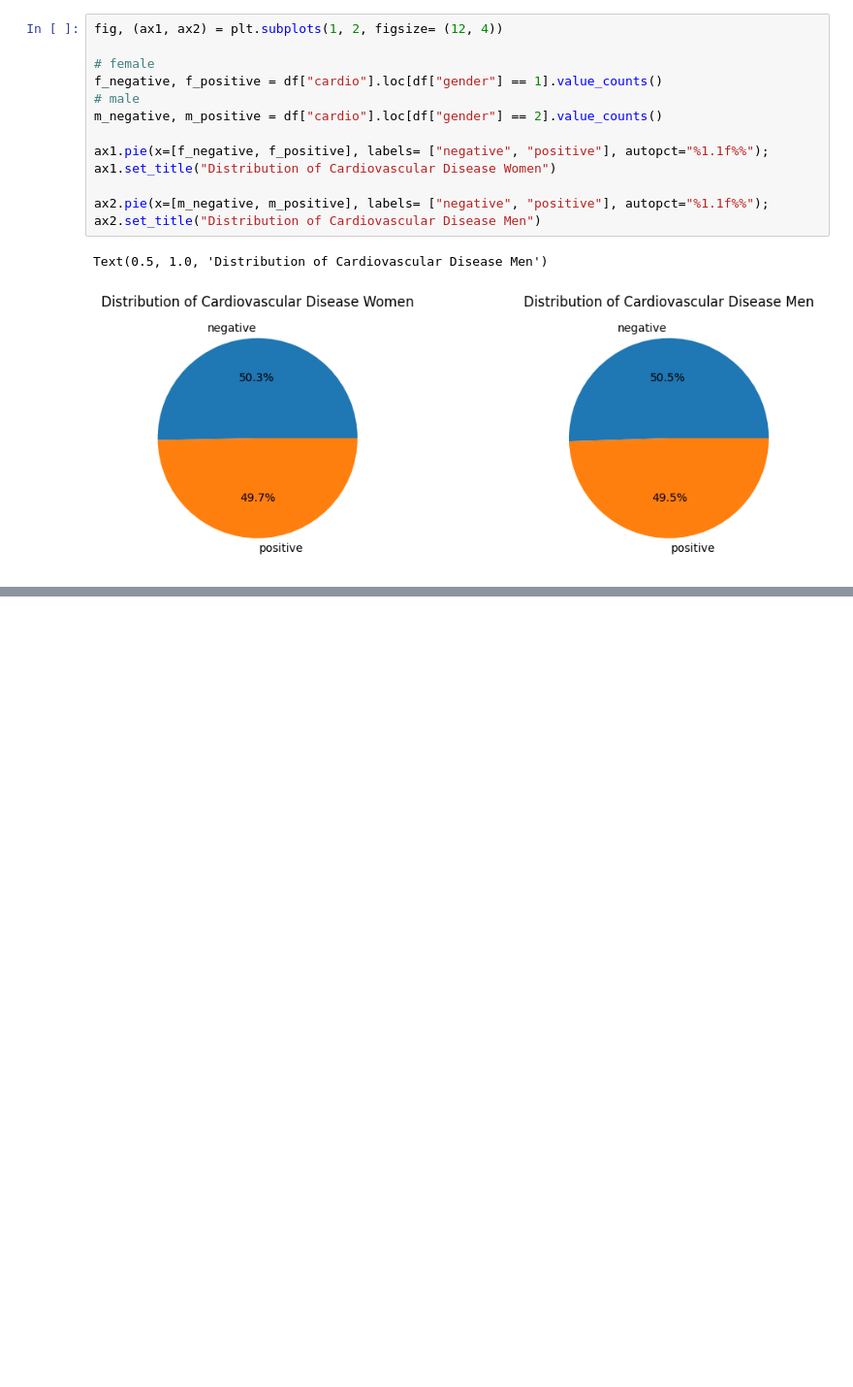
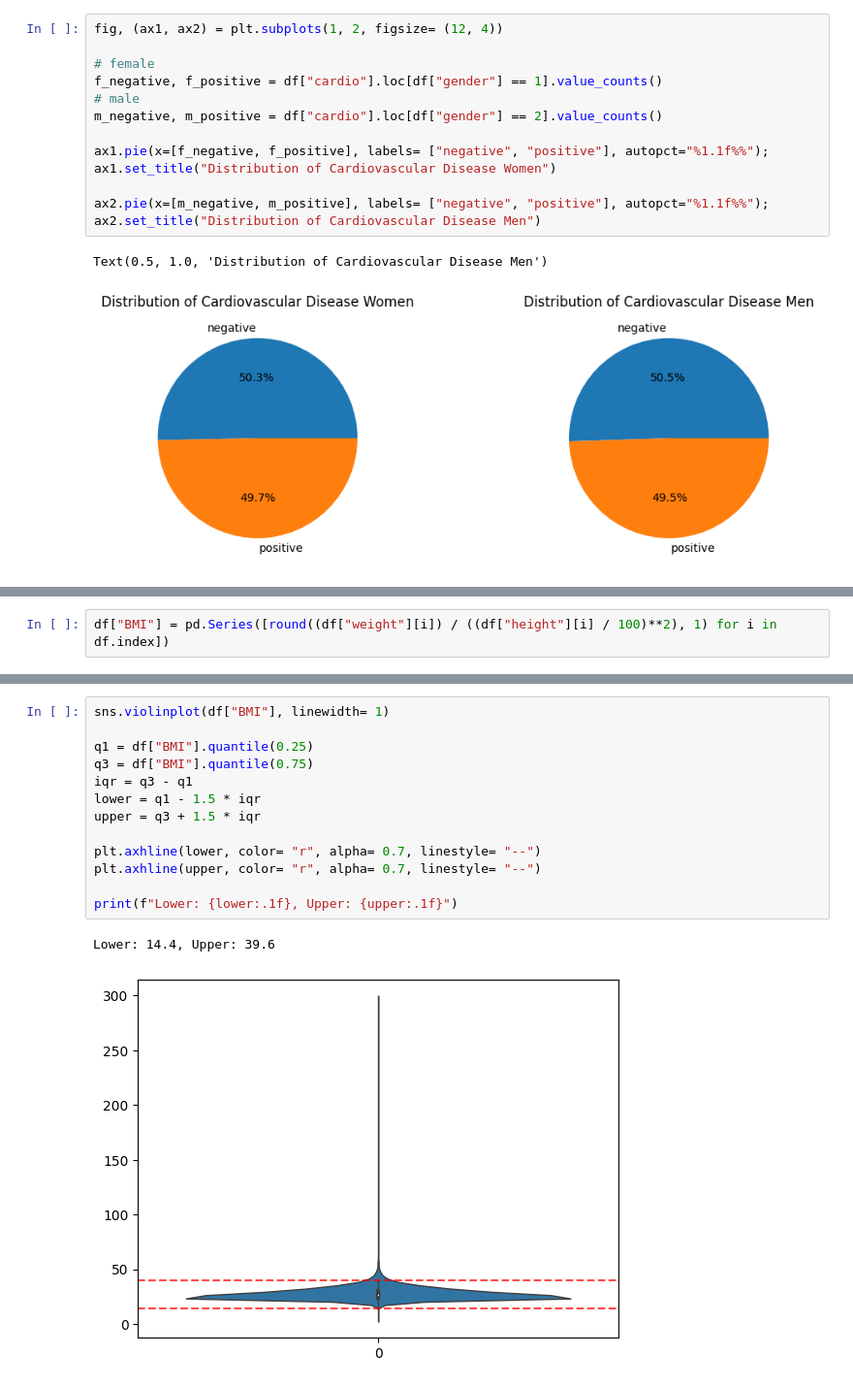
Before and after one commit to Canesp/Machine-learning-Philip-de-Canesie, a Jupyter notebook: Lab/disease_prediction.ipynb, the cells around one changed output, grey strips where cells are left out. Shown at 97% size. Saved outputs shown, nothing was run; the diff lists cells and outputs as text; blank space fills up the shorter version.

```diff
--- a/Lab/disease_prediction.ipynb
+++ b/Lab/disease_prediction.ipynb
@@ -143,0 +148,2 @@ Text(0.5, 1.0, 'Distribution of Cardiovascular Disease Men')
+# %%
+df["BMI"] = pd.Series([round((df["weight"][i]) / ((df["height"][i] / 100)**2), 1) for i in df.index])
@@ -143,0 +155,16 @@ Text(0.5, 1.0, 'Distribution of Cardiovascular Disease Men')
+# %%
+sns.violinplot(df["BMI"], linewidth= 1)
+
+q1 = df["BMI"].quantile(0.25)
+q3 = df["BMI"].quantile(0.75)
+iqr = q3 - q1
+lower = q1 - 1.5 * iqr
+upper = q3 + 1.5 * iqr
+
+plt.axhline(lower, color= "r", alpha= 0.7, linestyle= "--")
+plt.axhline(upper, color= "r", alpha= 0.7, linestyle= "--")
+
+print(f"Lower: {lower:.1f}, Upper: {upper:.1f}")
+# %% [output]
+Lower: 14.4, Upper: 39.6
+[figure, added]
```
Also changed, not shown: parts of 3 cells of this notebook.
